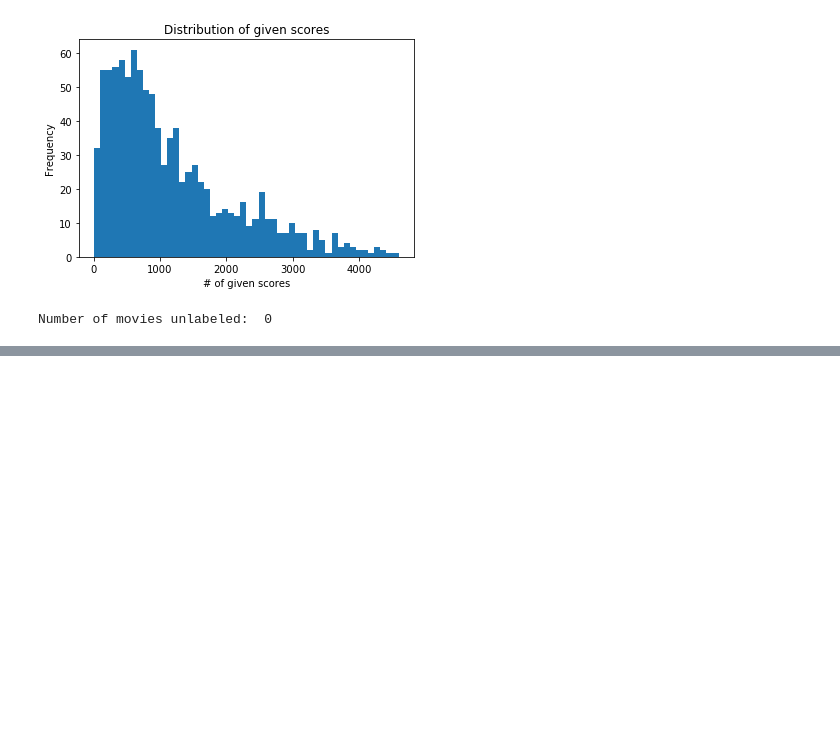
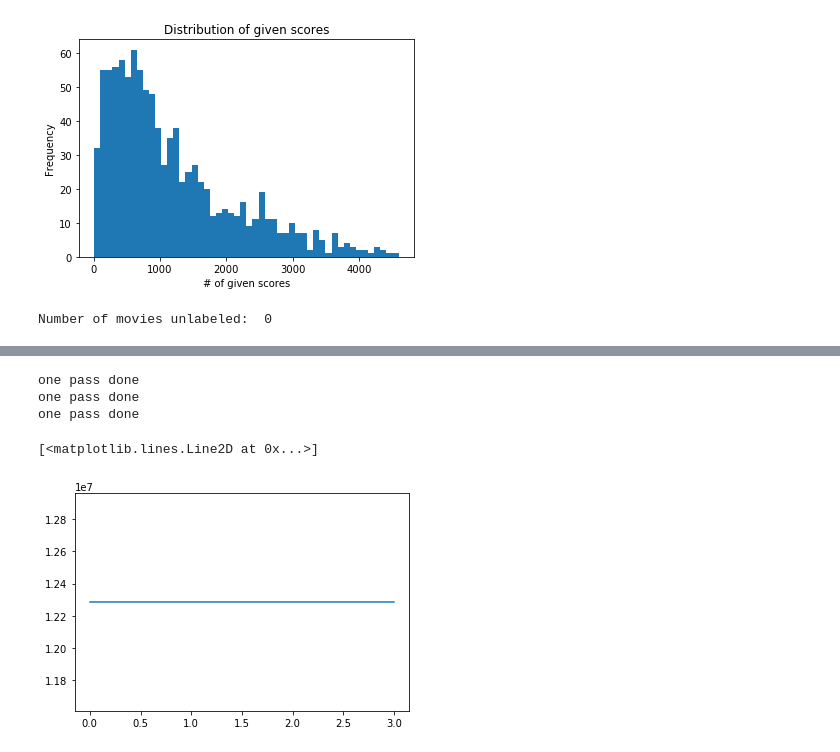
Before and after one commit to brunowicht/ML-Projects-2018, a Jupyter notebook: project2/ALS_full_pass.ipynb, the cells around one changed output, grey strips where cells are left out. Saved outputs shown, nothing was run; the diff lists cells and outputs as text; code cells hidden in the pictures; blank space fills up the shorter version.

```diff
--- a/project2/ALS_full_pass.ipynb
+++ b/project2/ALS_full_pass.ipynb
@@ -56,11 +60,36 @@ Number of movies unlabeled:  0
 # %%
-def ALS_one_pass(matrix, label_positions,degree_expansion=1):
+def ALS_one_pass(matrix, label_positions,L2_constr=1.,degree_expansion=1):
     # TODO if time is available: define the degree_expansion with kernel trick, -1 corresponds to exponential
     nb_samples,nb_features=label_positions.shape
     matrix_=matrix.copy()
     for i in range(nb_features):
         label_position=label_positions[:,i]
         regressor_pos=np.setdiff1d(np.arange(nb_features),[i])
-        model=LinearRegression.fit(matrix_[label_position,regressor_pos],matrix_[label_position,i])
-        matrix_[np.logical_not(label_positions),i]=model.predict[matrix_[np.logical_not(label_position)],regressor_pos]
+        current_regressor=matrix_[label_position]
+        current_regressor=current_regressor[:,regressor_pos]
+        model=Ridge(alpha=L2_constr).fit(current_regressor,matrix_[label_position,i])
+        current_predictor=matrix_[np.logical_not(label_position)]
+        current_predictor=current_predictor[:,regressor_pos]
+        prediction=model.predict(current_predictor)
+        prediction[prediction>5.]=5.
+        prediction[prediction<0.]=0.
+        matrix_[np.logical_not(label_position),i]=prediction
     return matrix_
+# %%
+%%time
+old_matrix=matrix.copy()
+difference=[]
+for i in range(5):
+    new_matrix=ALS_one_pass(old_matrix, label_positions,L2_constr = .0001,degree_expansion = 1)
+    print('one pass done')
+    difference.append(np.sum(np.abs(new_matrix-old_matrix)))
+    old_matrix=new_matrix.copy()
+# %% [output]
+one pass done
+one pass done
+one pass done
+# %%
+plt.plot(difference)
+# %% [output]
+[<matplotlib.lines.Line2D at 0x...>]
+[figure, added]
```
Also changed, not shown: parts of 2 cells of this notebook.
